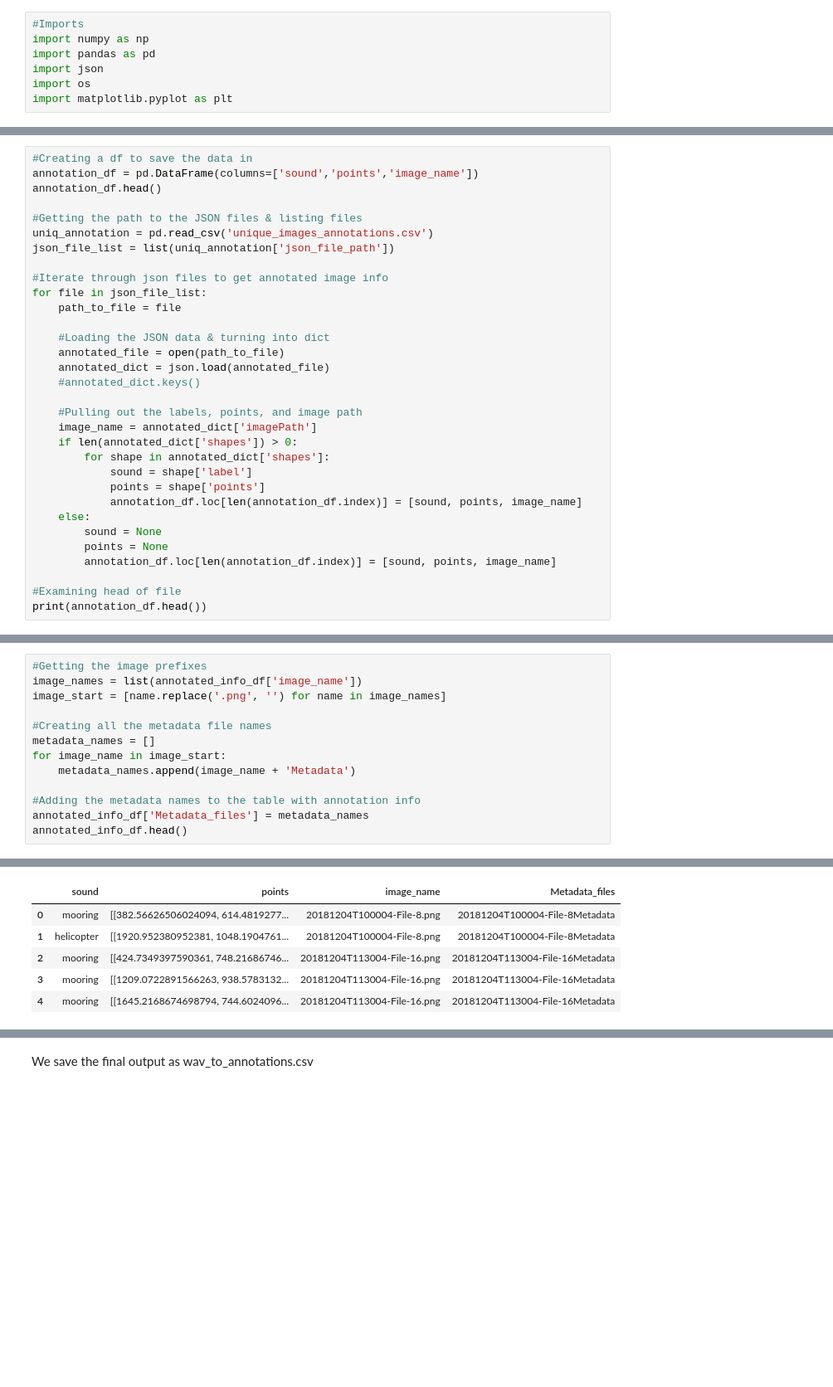
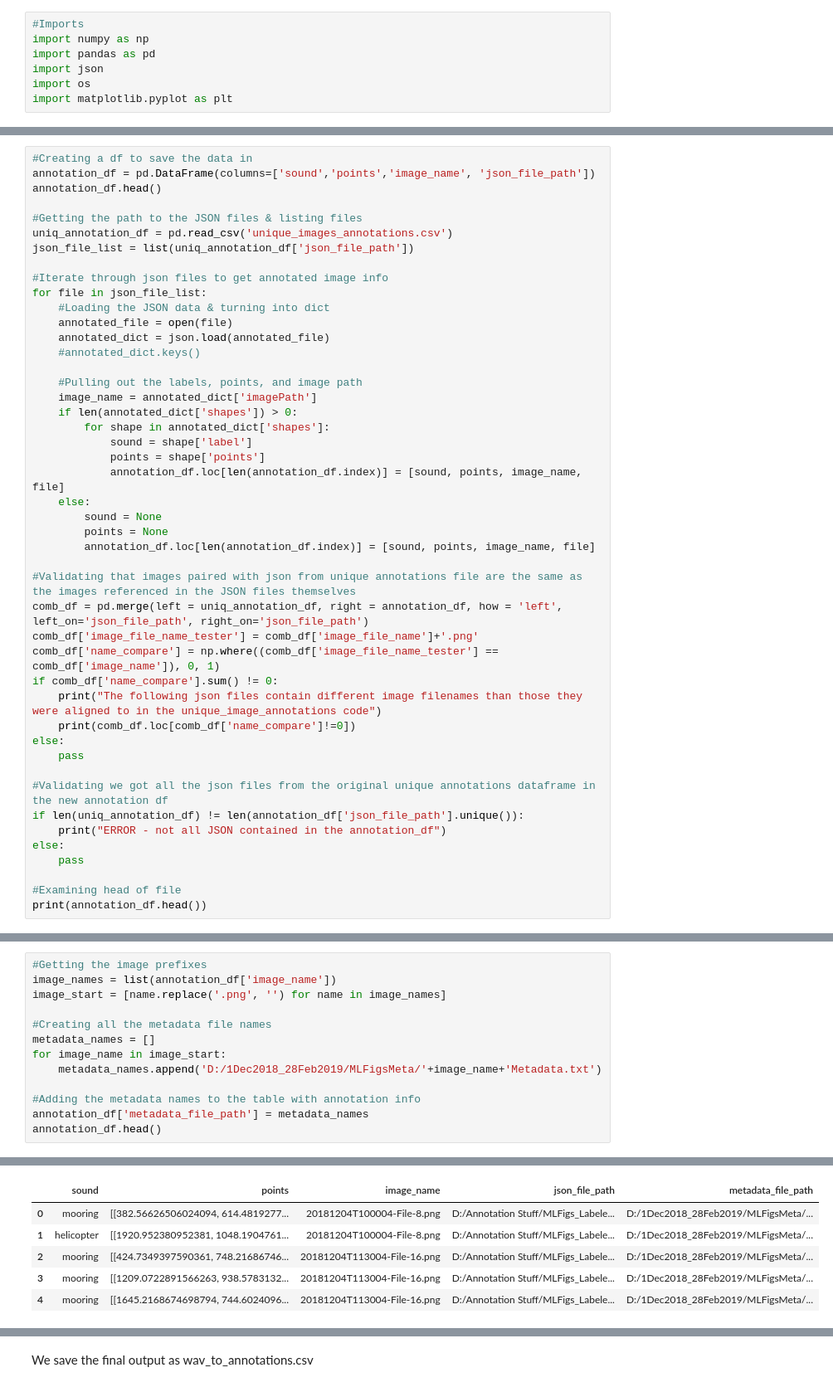
Before and after one commit to debsubdavis/hydropho-natics, a Jupyter notebook: utils/wav_to_annotations.ipynb, the cells around one changed output, grey strips where cells are left out. Shown at 83% size. Saved outputs shown, nothing was run; the diff lists cells and outputs as text; blank space fills up the shorter version.

Commit message:
Working on wav_to_annotations file

```diff
--- a/utils/wav_to_annotations.ipynb
+++ b/utils/wav_to_annotations.ipynb
@@ -35,18 +35,16 @@ Now we will pull the information from the annotated JSON stored so we can get da
 # %%
 #Creating a df to save the data in
-annotation_df = pd.DataFrame(columns=['sound','points','image_name'])
+annotation_df = pd.DataFrame(columns=['sound','points','image_name', 'json_file_path'])
 annotation_df.head()
 
 #Getting the path to the JSON files & listing files
-uniq_annotation = pd.read_csv('unique_images_annotations.csv')
-json_file_list = list(uniq_annotation['json_file_path'])
+uniq_annotation_df = pd.read_csv('unique_images_annotations.csv')
+json_file_list = list(uniq_annotation_df['json_file_path'])
 
 #Iterate through json files to get annotated image info
 for file in json_file_list:
-    path_to_file = file
-
     #Loading the JSON data & turning into dict
-    annotated_file = open(path_to_file)
+    annotated_file = open(file)
     annotated_dict = json.load(annotated_file)
     #annotated_dict.keys()
 
@@ -56,11 +54,27 @@ for file in json_file_list:
         for shape in annotated_dict['shapes']:
             sound = shape['label']
             points = shape['points']
-            annotation_df.loc[len(annotation_df.index)] = [sound, points, image_name]
+            annotation_df.loc[len(annotation_df.index)] = [sound, points, image_name, file]
     else:
         sound = None
         points = None
-        annotation_df.loc[len(annotation_df.index)] = [sound, points, image_name]
+        annotation_df.loc[len(annotation_df.index)] = [sound, points, image_name, file]
+
+#Validating that images paired with json from unique annotations file are the same as the images referenced in the JSON files themselves
+comb_df = pd.merge(left = uniq_annotation_df, right = annotation_df, how = 'left', left_on='json_file_path', right_on='json_file_path')
+comb_df['image_file_name_tester'] = comb_df['image_file_name']+'.png'
+comb_df['name_compare'] = np.where((comb_df['image_file_name_tester'] == comb_df['image_name']), 0, 1)
+if comb_df['name_compare'].sum() != 0:
+    print("The following json files contain different image filenames than those they were aligned to in the unique_image_annotations code")
+    print(comb_df.loc[comb_df['name_compare']!=0])
+else:
+    pass
+
+#Validating we got all the json files from the original unique annotations dataframe in the new annotation df
+if len(uniq_annotation_df) != len(annotation_df['json_file_path'].unique()):
+    print("ERROR - not all JSON contained in the annotation_df")
+else:
+    pass
 
 #Examining head of file
 print(annotation_df.head())
@@ -132,14 +109,14 @@ We will start by adding the Metadata file names to the annotated_info_df for eas
 # %%
 #Getting the image prefixes
-image_names = list(annotated_info_df['image_name'])
+image_names = list(annotation_df['image_name'])
 image_start = [name.replace('.png', '') for name in image_names]
 
 #Creating all the metadata file names
 metadata_names = []
 for image_name in image_start:
-    metadata_names.append(image_name + 'Metadata')
+    metadata_names.append('D:/1Dec2018_28Feb2019/MLFigsMeta/'+image_name+'Metadata.txt')
 
 #Adding the metadata names to the table with annotation info
-annotated_info_df['Metadata_files'] = metadata_names
-annotated_info_df.head()
+annotation_df['metadata_file_path'] = metadata_names
+annotation_df.head()
 # %% [output]
@@ -151,7 +123,7 @@ See the caveats in the documentation: https://pandas.pydata.org/pandas-docs/stab
-|  | sound | points | image_name | Metadata_files |
-| 0 | mooring | [[382.56626506024094, 614.4819277... | 20181204T100004-File-8.png | 20181204T100004-File-8Metadata |
-| 1 | helicopter | [[1920.952380952381, 1048.1904761... | 20181204T100004-File-8.png | 20181204T100004-File-8Metadata |
-| 2 | mooring | [[424.7349397590361, 748.21686746... | 20181204T113004-File-16.png | 20181204T113004-File-16Metadata |
-| 3 | mooring | [[1209.0722891566263, 938.5783132... | 20181204T113004-File-16.png | 20181204T113004-File-16Metadata |
-| 4 | mooring | [[1645.2168674698794, 744.6024096... | 20181204T113004-File-16.png | 20181204T113004-File-16Metadata |
+|  | sound | points | image_name | json_file_path | metadata_file_path |
+| 0 | mooring | [[382.56626506024094, 614.4819277... | 20181204T100004-File-8.png | D:/Annotation Stuff/MLFigs_Labele... | D:/1Dec2018_28Feb2019/MLFigsMeta/... |
+| 1 | helicopter | [[1920.952380952381, 1048.1904761... | 20181204T100004-File-8.png | D:/Annotation Stuff/MLFigs_Labele... | D:/1Dec2018_28Feb2019/MLFigsMeta/... |
+| 2 | mooring | [[424.7349397590361, 748.21686746... | 20181204T113004-File-16.png | D:/Annotation Stuff/MLFigs_Labele... | D:/1Dec2018_28Feb2019/MLFigsMeta/... |
+| 3 | mooring | [[1209.0722891566263, 938.5783132... | 20181204T113004-File-16.png | D:/Annotation Stuff/MLFigs_Labele... | D:/1Dec2018_28Feb2019/MLFigsMeta/... |
+| 4 | mooring | [[1645.2168674698794, 744.6024096... | 20181204T113004-File-16.png | D:/Annotation Stuff/MLFigs_Labele... | D:/1Dec2018_28Feb2019/MLFigsMeta/... |
 # %% [markdown]
```
Also changed, not shown: parts of 10 cells of this notebook.
